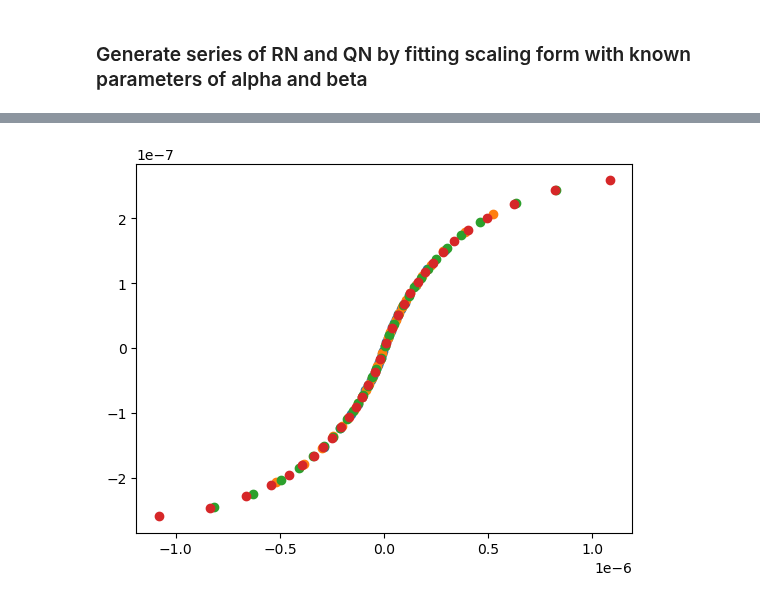
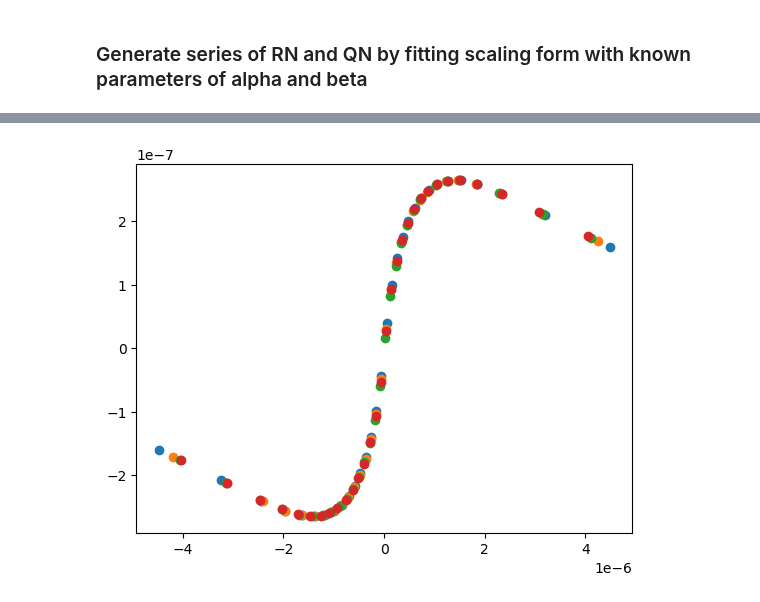
Before and after one commit to anabugaenko/liquidity, a Jupyter notebook: notebooks/MO/finite_size_scaling.ipynb, the cells around one changed output, grey strips where cells are left out. Drawn from its saved outputs; the diff is of its cells as text; code cells hidden in the pictures.

```diff
--- a/notebooks/MO/finite_size_scaling.ipynb
+++ b/notebooks/MO/finite_size_scaling.ipynb
@@ -565,20 +565,20 @@ kappa = QN_fit_object.powerlaw.params.alpha
 # %%
 PLOTTING_LAGS = [10, 20, 50, 100, 150]
 PLOTTING_LAGS = [x for x in PLOTTING_LAGS if x in RN_df['x_values'].values]
 
 rn = RN_df[RN_df['x_values'].isin(PLOTTING_LAGS)]['y_values']
 qn = QN_df[QN_df['x_values'].isin(PLOTTING_LAGS)]['y_values']
 
-for lag in PLOTTING_LAGS:
-    data = norm_agg_features_df[norm_agg_features_df['T']==lag][["vol_imbalance", "T", "R"]]
+for T in PLOTTING_LAGS:
+    data = norm_agg_features_df[norm_agg_features_df['T']==T][["vol_imbalance", "T", "R"]]
 
     data["vol_imbalance"] = data["vol_imbalance"] / T**kappa
     data["R"] = data["R"] / T**chi
 
     data_binned = bin_data_into_quantiles(data, q=31)
     imbalance = data_binned["vol_imbalance"].values
-    indx = PLOTTING_LAGS.index(lag)
+    indx = PLOTTING_LAGS.index(T)
     response = rescaled_form(imbalance, chi, kappa, alpha, beta)
     plt.scatter(imbalance, response)
 # %% [output]
-[figure, old version]
+[figure, new version]
```
Also changed, not shown: parts of 8 cells of this notebook, 5 other files.
